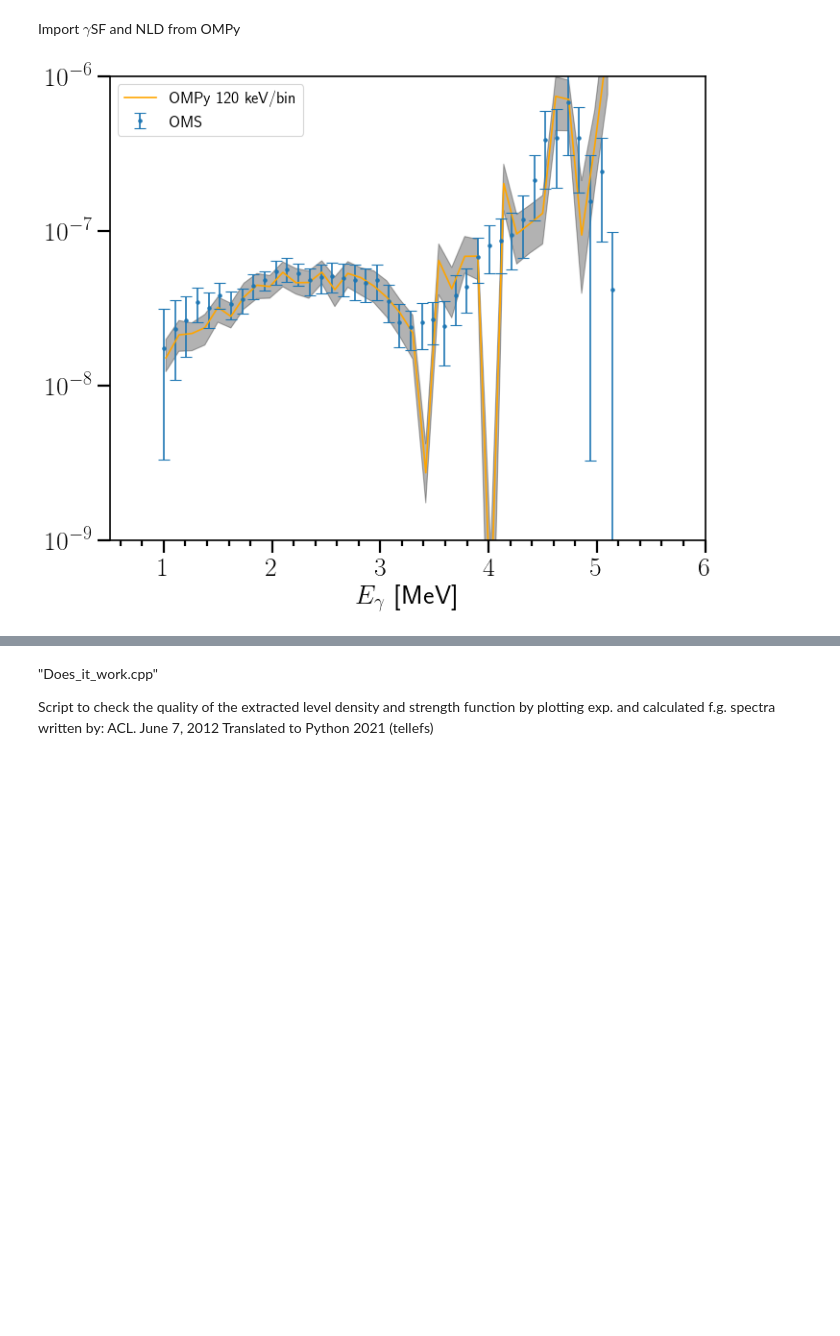
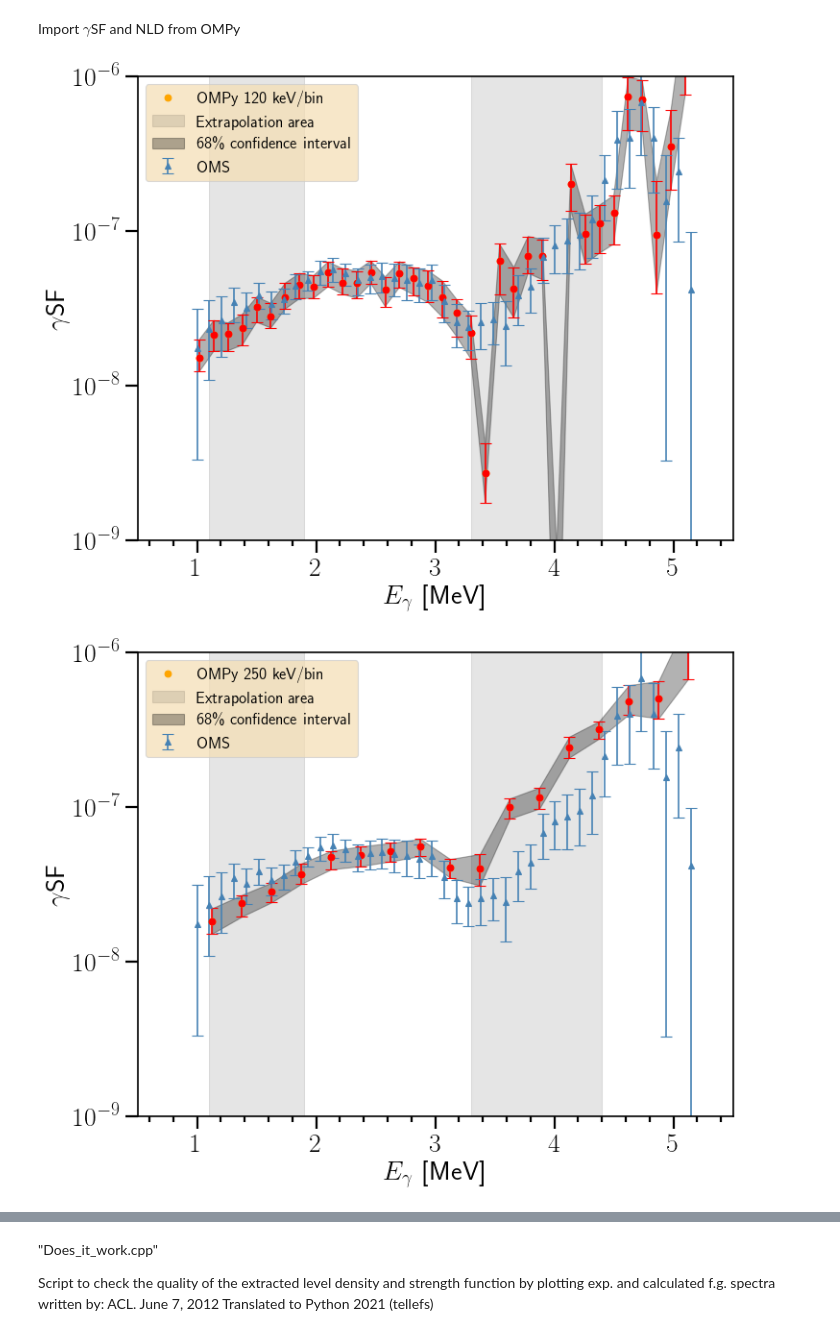
Before and after one commit to tellefs/MasterThesis, a Jupyter notebook: comparing.ipynb, the cells around one changed output, grey strips where cells are left out. Drawn from its saved outputs; the diff is of its cells as text; code cells hidden in the pictures; blank space fills up the shorter version.

```diff
--- a/comparing.ipynb
+++ b/comparing.ipynb
@@ -36,7 +38,7 @@ plt.rcParams['text.usetex'] = True
 Import $\gamma$SF and NLD from Oslo Method Software
 # %%
 #reading files
-OMS_path = 'analysis/OMS/02_FEB/'
+OMS_path = 'analysis/OMS/04_FEB/'
 #OMS_path = 'analysis/OMS/29_JAN_2/'
 
 #My normalization
@@ -169,25 +118,39 @@ def read_OMPy(datetime):
 # %%
-def plot_gsf_OMPy_vs_OMS(datetime, ax):
-    #first, plot OMS data
-    [energy, median, error_upper, error_lower] = read_OMPy(datetime)[0]
+def plot_gsf_OMPy_vs_OMS(datetime, ax_gsf):
+    #normalization areas for gsf
+    gsfnorm_high = [3.3, 4.4]
+    gsfnorm_low = [1.1, 1.9]
 
+    ax_gsf.fill_between(gsfnorm_low, [1,1], [0,0], color='black', alpha=0.1, label='Extrapolation area')
+    ax_gsf.fill_between(gsfnorm_high, [1,1], [0,0], color='black', alpha=0.1)
+
+    [energy, median, error_upper, error_lower, error] = read_OMPy(datetime)[0]
     #make confidence interval plot
-    ax.fill_between(energy, error_upper, error_lower, color='black', alpha=0.3)
-    ax.plot(energy, median, color='orange', label='OMPy %.0i keV/bin'%check_kevperbin(energy))
+    ax_gsf.fill_between(energy, error_lower, error_upper, color='black', alpha=0.3, label='68\% confidence interval')
+    ax_gsf.plot(energy, median, marker='o', linestyle='',  color='orange', label='OMPy %.0i keV/bin'%check_kevperbin(energy))
+
 
     #plot settings
-    ax.errorbar(x=energy_gsf_OMS, y=gsf_OMS, yerr=gsf_OMS_error,
-                marker='.', linestyle='', label='OMS')
+    ax_gsf.errorbar(x=energy_gsf_OMS, y=gsf_OMS, yerr=gsf_OMS_error,
+                marker='^', linestyle='', label='OMS', color='steelblue')
 
-    ax.set_ylim(1e-9, 1e-6)
-    ax.set_xlim(0.5, 6)
-    ax.set_yscale('log')
-    ax.yaxis.set_minor_locator(AutoMinorLocator())
-    ax.xaxis.set_minor_locator(AutoMinorLocator())
-    ax.set_xlabel('$E_\gamma$  [MeV]')
-    ax.legend(fontsize=15)
+    ax_gsf.set_ylim(1e-9, 1e-6)
+    ax_gsf.set_xlim(0.5, 5.5)
+    ax_gsf.set_yscale('log')
+    ax_gsf.yaxis.set_minor_locator(AutoMinorLocator())
+    ax_gsf.xaxis.set_minor_locator(AutoMinorLocator())
+    ax_gsf.set_xlabel('$E_\gamma$  [MeV]')
+    ax_gsf.set_ylabel('$\gamma$SF')
+    ax_gsf.legend(fontsize=15, facecolor='wheat', framealpha=0.7)
 
 fig, ax = plt.subplots()
 plot_gsf_OMPy_vs_OMS('02-04_17:11:09', ax)
+fig, ax = plt.subplots()
+plot_gsf_OMPy_vs_OMS('02-04_22:42:51', ax)
+fig, ax = plt.subplots()
+plot_gsf_OMPy_vs_OMS('02-04_15:39:51', ax)
+fig, ax = plt.subplots()
+plot_gsf_OMPy_vs_OMS('02-08_09:57:20', ax)
 # %% [output]
-[figure, old version]
+[figure, new version]
+[figure, added]
```
Also changed, not shown: parts of 8 cells of this notebook, 3 other files.
